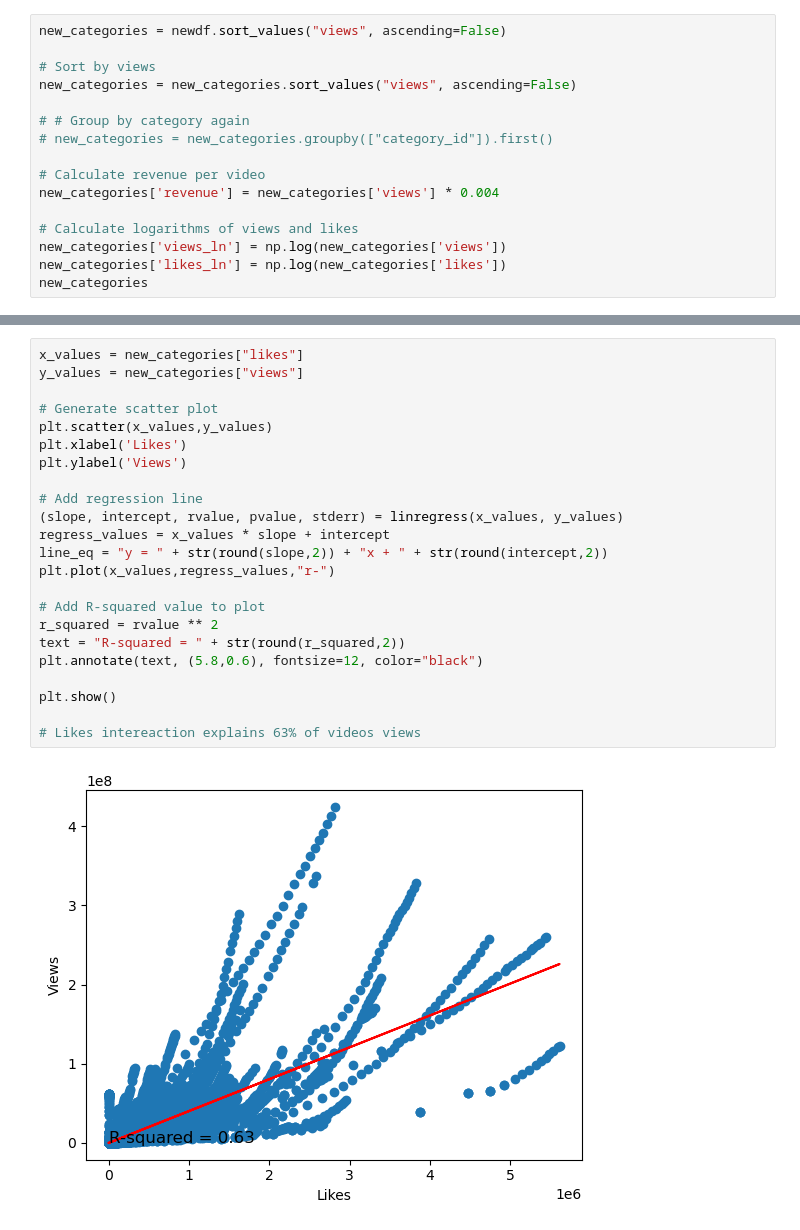
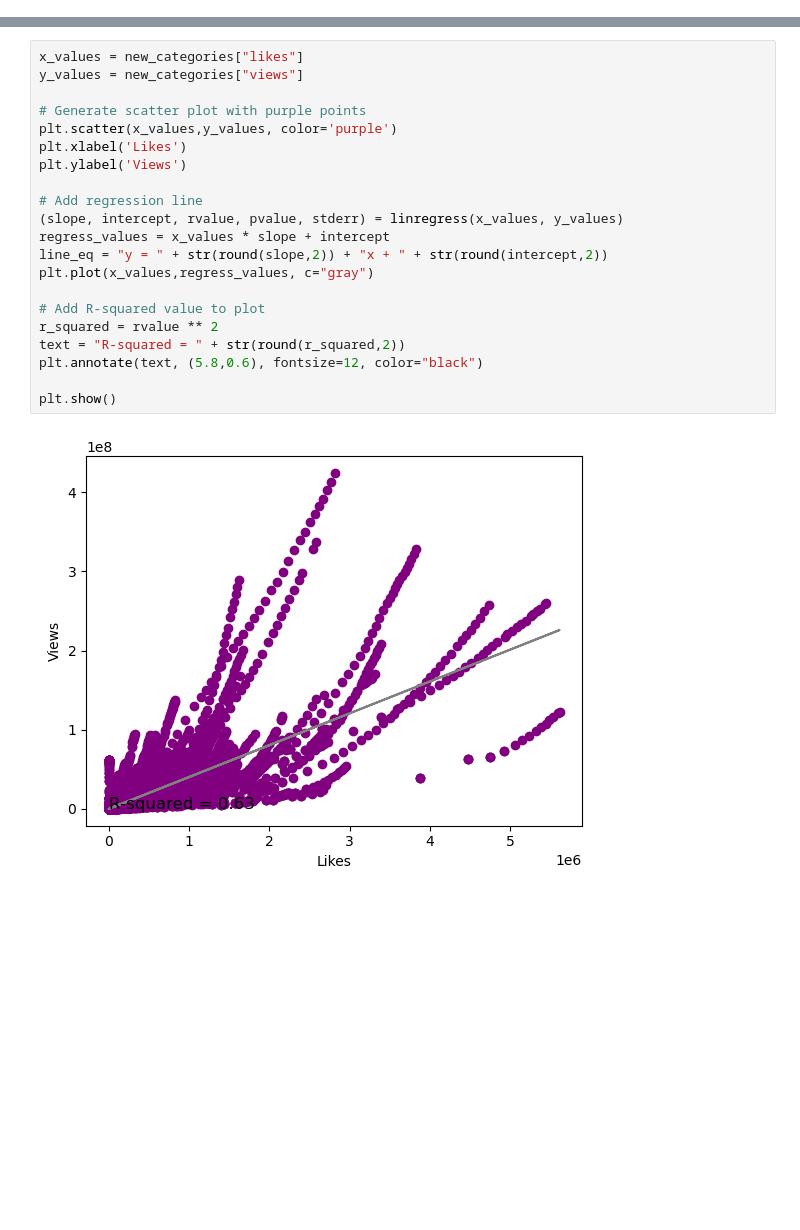
Before and after one commit to CsarCruz/lospandas, a Jupyter notebook: datavisualization.ipynb, the cells around one changed output, grey strips where cells are left out. Drawn from its saved outputs; the diff is of its cells as text; blank space fills up the shorter version.

```diff
--- a/datavisualization.ipynb
+++ b/datavisualization.ipynb
@@ -51,19 +47,3 @@ new_categories.head()
 | 68732 | 28008 | 18.05.04 | Nicky Jam x J. Balvin - X (EQUIS)... | NickyJamTV | Music | 2018-03-02T05:00:19.000Z | Bad Bunny|"Amorfoda"|"Dura"|"Dadd... | 402650804 | ... |
 | 68535 | 27811 | 18.04.04 | Nicky Jam x J. Balvin - X (EQUIS)... | NickyJamTV | Music | 2018-03-02T05:00:19.000Z | Bad Bunny|"Amorfoda"|"Dura"|"Dadd... | 392036878 | ... |
 | 68339 | 27615 | 18.03.04 | Nicky Jam x J. Balvin - X (EQUIS)... | NickyJamTV | Music | 2018-03-02T05:00:19.000Z | Bad Bunny|"Amorfoda"|"Dura"|"Dadd... | 382401497 | ... |
-# %%
-new_categories = newdf.sort_values("views", ascending=False)
-
-# Sort by views
-new_categories = new_categories.sort_values("views", ascending=False)
-
-# # Group by category again
-# new_categories = new_categories.groupby(["category_id"]).first()
-
-# Calculate revenue per video
-new_categories['revenue'] = new_categories['views'] * 0.004
-
-# Calculate logarithms of views and likes
-new_categories['views_ln'] = np.log(new_categories['views'])
-new_categories['likes_ln'] = np.log(new_categories['likes'])
-new_categories
@@ -145,28 +111,26 @@ plt.show()
 # %%
 x_values = new_categories["likes"]
 y_values = new_categories["views"]
 
-# Generate scatter plot
-plt.scatter(x_values,y_values)
+# Generate scatter plot with purple points
+plt.scatter(x_values,y_values, color='purple')
 plt.xlabel('Likes')
 plt.ylabel('Views')
 
 # Add regression line
 (slope, intercept, rvalue, pvalue, stderr) = linregress(x_values, y_values)
 regress_values = x_values * slope + intercept
 line_eq = "y = " + str(round(slope,2)) + "x + " + str(round(intercept,2))
-plt.plot(x_values,regress_values,"r-")
+plt.plot(x_values,regress_values, c="gray")
 
 # Add R-squared value to plot
 r_squared = rvalue ** 2
 text = "R-squared = " + str(round(r_squared,2))
 plt.annotate(text, (5.8,0.6), fontsize=12, color="black")
 
 plt.show()
-
-# Likes intereaction explains 63% of videos views
 # %% [output]
-[figure, old version]
+[figure, new version]
 # %%
 GR_new_categories = new_categories[(new_categories["country"] == "GREAT BRITAIN")]
 FR_new_categories = new_categories[(new_categories["country"] == "FRANCE")]
```
Also changed, not shown: parts of 19 cells of this notebook.
